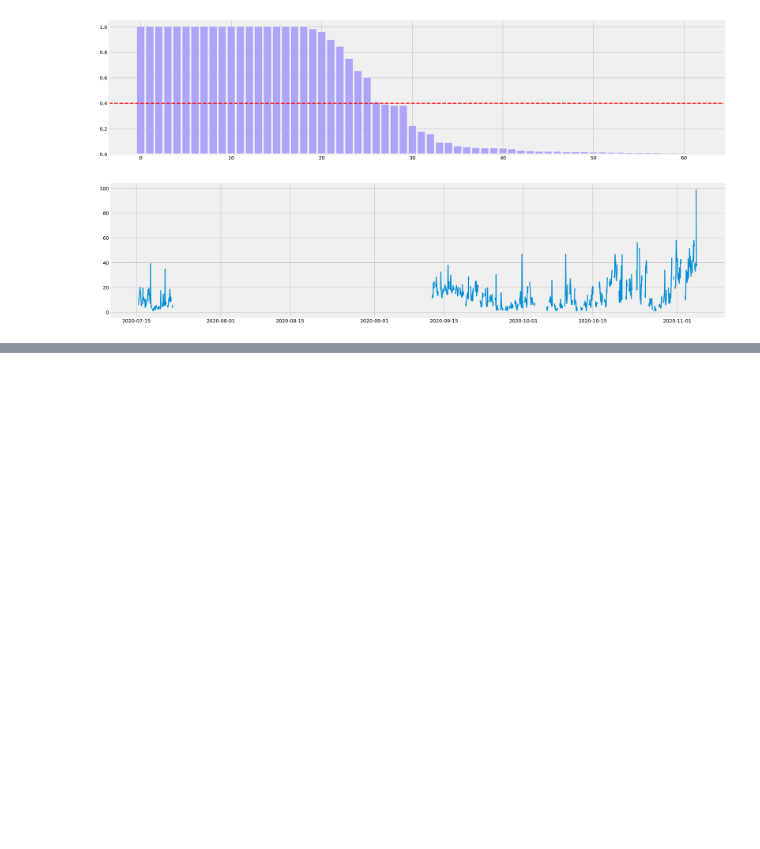
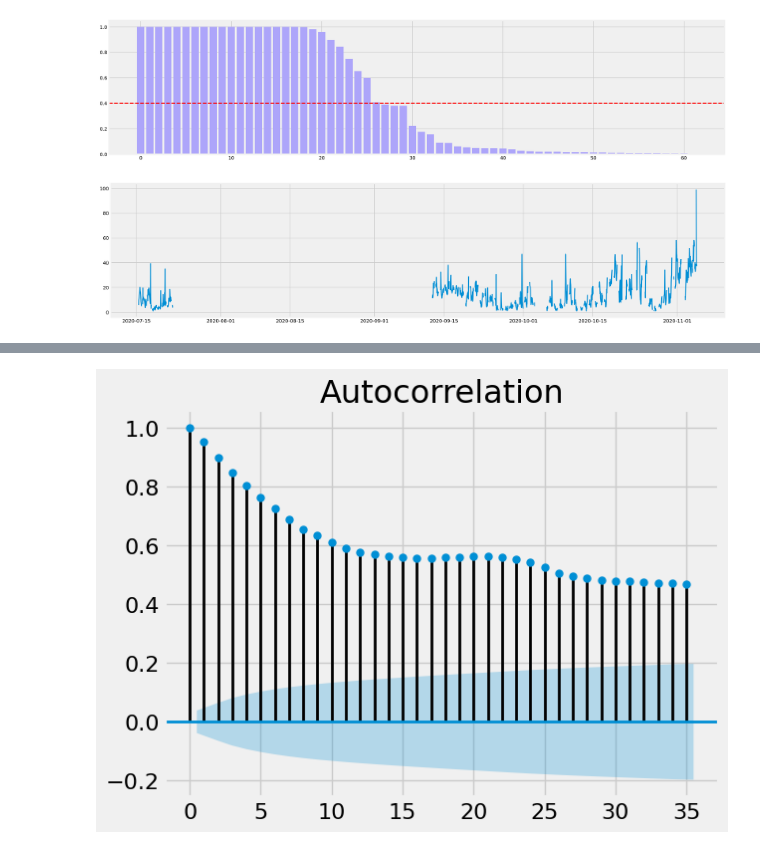
Before and after one commit to AlePalu/AirQualityForecasting, a Jupyter notebook: notebooks/data_modeling.ipynb, the cells around one changed output, grey strips where cells are left out. Drawn from its saved outputs; the diff is of its cells as text; code cells hidden in the pictures; blank space fills up the shorter version.

```diff
--- a/notebooks/data_modeling.ipynb
+++ b/notebooks/data_modeling.ipynb
@@ -618,0 +637,6 @@ plt.show()
+# %%
+from statsmodels.graphics.tsaplots import plot_acf
+
+sp = plot_acf(s)
+# %% [output]
+[figure, added]
```
Also changed, not shown: parts of 7 cells of this notebook, 6 other files.
